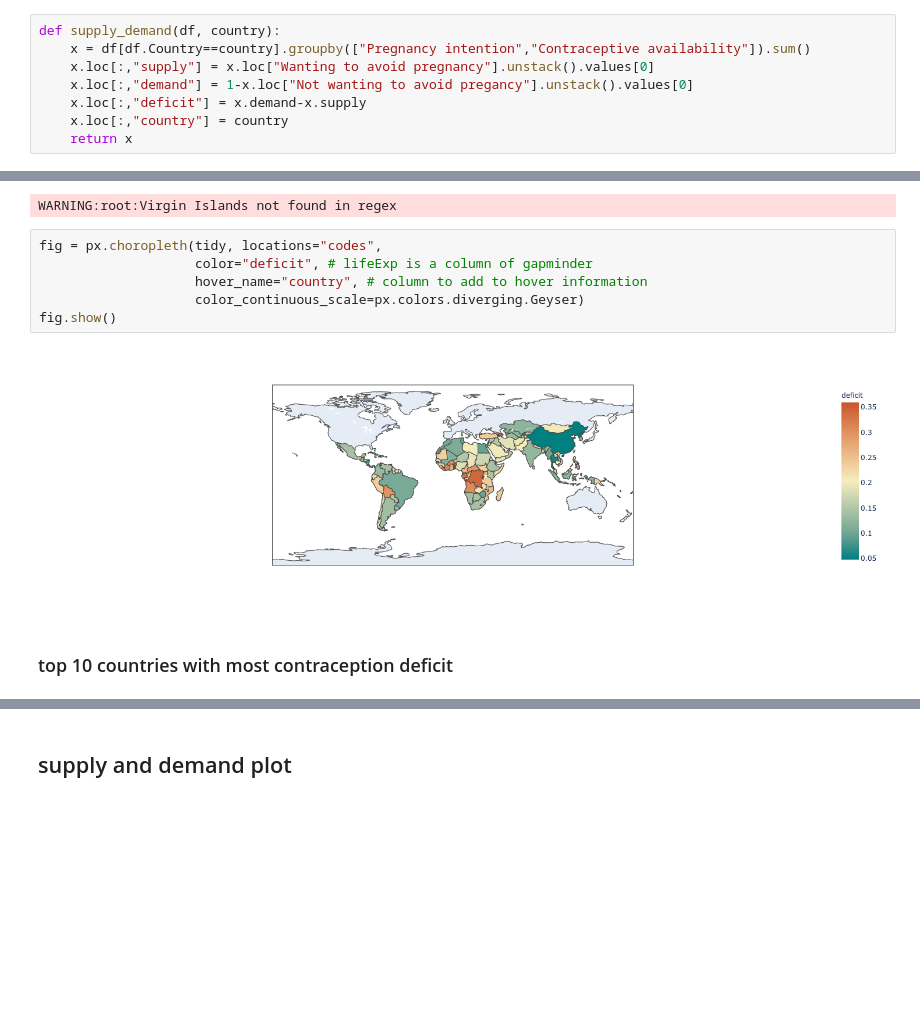
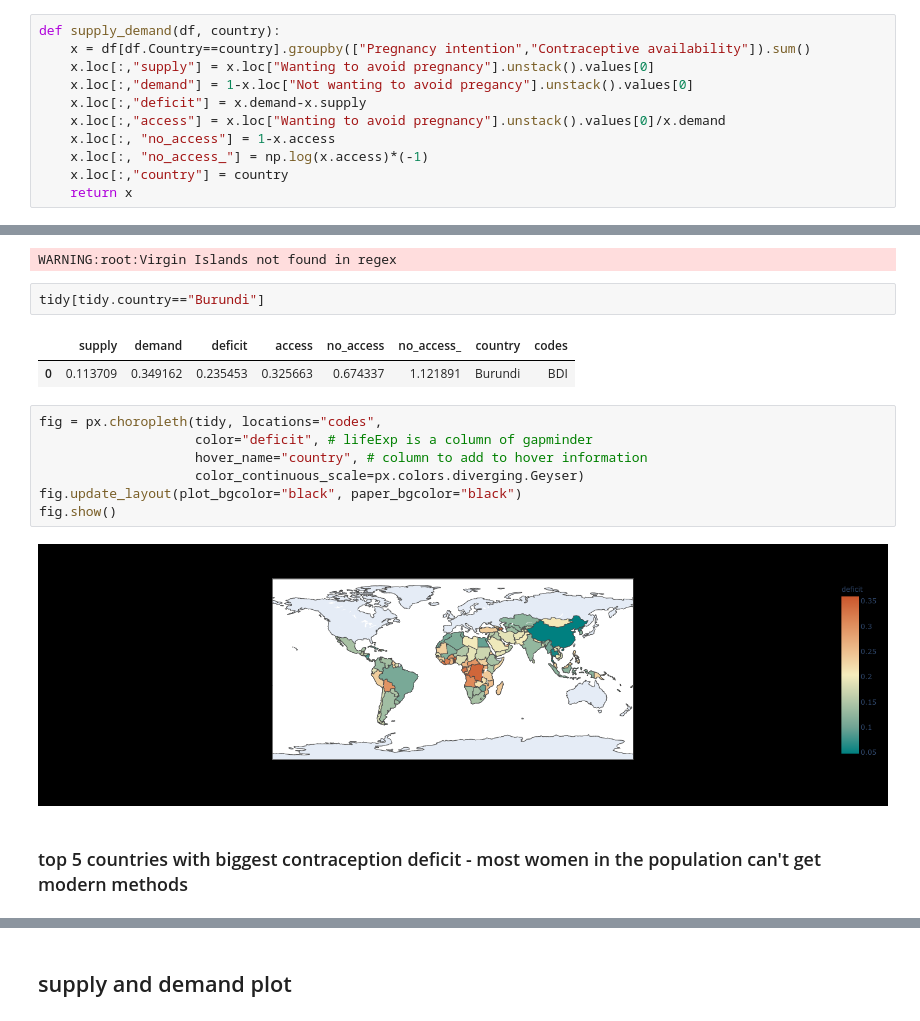
Before and after one commit to polinas123/makeovermonday, a Jupyter notebook: women_contraception_developing_countries/mmv34.ipynb, the cells around one changed output, grey strips where cells are left out. Cells and saved outputs as stored; diff of their text form; blank space fills up the shorter version.

```diff
--- a/women_contraception_developing_countries/mmv34.ipynb
+++ b/women_contraception_developing_countries/mmv34.ipynb
@@ -14,6 +25,9 @@ def supply_demand(df, country):
     x.loc[:,"supply"] = x.loc["Wanting to avoid pregnancy"].unstack().values[0]
     x.loc[:,"demand"] = 1-x.loc["Not wanting to avoid pregancy"].unstack().values[0]
     x.loc[:,"deficit"] = x.demand-x.supply
+    x.loc[:,"access"] = x.loc["Wanting to avoid pregnancy"].unstack().values[0]/x.demand
+    x.loc[:, "no_access"] = 1-x.access
+    x.loc[:, "no_access_"] = np.log(x.access)*(-1)
     x.loc[:,"country"] = country
     return x
 # %%
@@ -29,14 +43,20 @@ tidy = tidy(df)
 tidy.loc[:,"codes"] = coco.convert(names=tidy.country.tolist(), to='ISO3')
 # %% [output]
 WARNING:root:Virgin Islands not found in regex
+# %%
+tidy[tidy.country=="Burundi"]
+# %% [output]
+|  | supply | demand | deficit | access | no_access | no_access_ | country | codes |
+| 0 | 0.113709 | 0.349162 | 0.235453 | 0.325663 | 0.674337 | 1.121891 | Burundi | BDI |
 # %%
 fig = px.choropleth(tidy, locations="codes",
                     color="deficit", # lifeExp is a column of gapminder
                     hover_name="country", # column to add to hover information
                     color_continuous_scale=px.colors.diverging.Geyser)
+fig.update_layout(plot_bgcolor="black", paper_bgcolor="black")
 fig.show()
 # %% [output]
-[figure, old version]
+[figure, new version]
 # %% [markdown]
-### top 10 countries with most contraception deficit
+### top 5 countries with biggest contraception deficit - most women in the population can't get modern methods
 # %%
```
Also changed, not shown: parts of 13 cells of this notebook, 1 other file.
